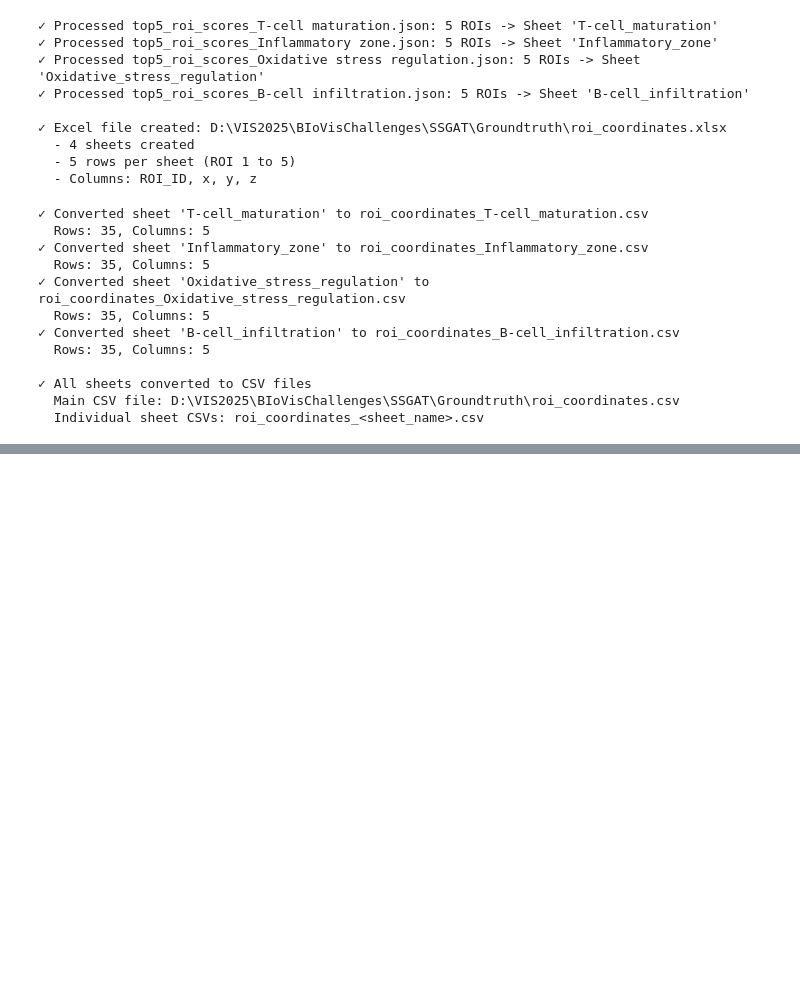
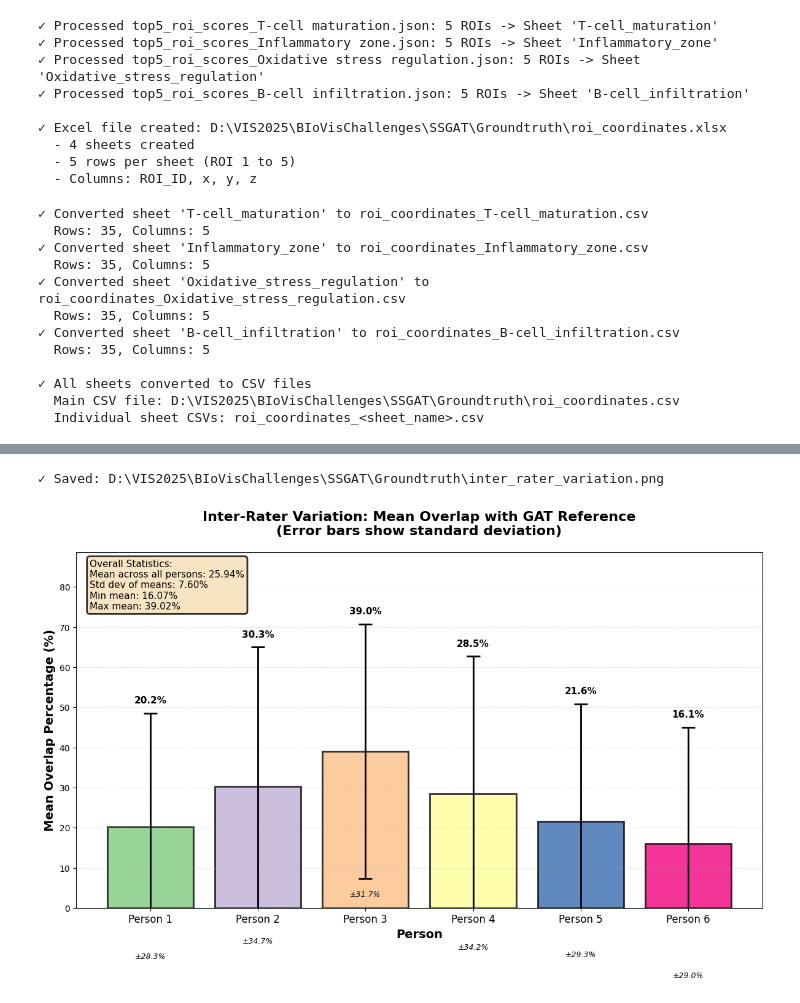
Before and after one commit to Hosseinfatho/SSGAT, a Jupyter notebook: Groundtruth/groundtruthTest.ipynb, the cells around one changed output, grey strips where cells are left out. Cells and saved outputs as stored; diff of their text form; code cells hidden in the pictures; blank space fills up the shorter version.

Commit message:
update plot for each person and clickable scatter plot

```diff
--- a/Groundtruth/groundtruthTest.ipynb
+++ b/Groundtruth/groundtruthTest.ipynb
@@ -4539,7 +4539,7 @@ import pandas as pd
 from pathlib import Path
 
 # Convert Excel file to CSV
-excel_path = Path(r"D:\VIS2025\BIoVisChallenges\SSGAT\Groundtruth\roi_coordinates.xlsx")
+excel_path = Path(r"D:\VIS2025\BIoVisChallenges\SSGAT\Groundtruth\roi_coordinates2.xlsx")
 csv_path = Path(r"D:\VIS2025\BIoVisChallenges\SSGAT\Groundtruth\roi_coordinates.csv")
 
 # Read Excel file
@@ -4710,0 +5047,73 @@ Processing: T-cell_maturation
+# %%
+# Inter-Rater Variation Graph: Mean and Standard Deviation
+person_names = [f'Person {i}' for i in range(1, 7)]
+person_colors = ['#7fc97f', '#beaed4', '#fdc086', '#ffff99', '#386cb0', '#f0027f']
+
+# Calculate overall statistics for each person across all topics
+means = []
+stds = []
+
+for person_name in person_names:
+    person_overlaps = all_overlaps[person_name]
+    if len(person_overlaps) > 0:
+        means.append(np.mean(person_overlaps))
+        stds.append(np.std(person_overlaps))
+    else:
+        means.append(0)
+        stds.append(0)
+
+# Create bar plot with error bars
+fig, ax = plt.subplots(figsize=(12, 8))
+
+x_pos = np.arange(len(person_names))
+bars = ax.bar(x_pos, means, yerr=stds, capsize=8, alpha=0.8,
+              color=person_colors,
+              edgecolor='black', linewidth=2,
+              error_kw=dict(lw=2, capsize=8, capthick=2))
+
+# Add value labels on bars
+for i, (mean, std) in enumerate(zip(means, stds)):
+    ax.text(i, mean + std + 2, f'{mean:.1f}%',
+            ha='center', va='bottom', fontweight='bold', fontsize=11)
+    # Add std dev label
+    ax.text(i, mean - std - 3, f'±{std:.1f}%',
+            ha='center', va='top', fontsize=9, style='italic')
+
+# Customize plot
+ax.set_xlabel('Person', fontsize=14, fontweight='bold')
+ax.set_ylabel('Mean Overlap Percentage (%)', fontsize=14, fontweight='bold')
+ax.set_title('Inter-Rater Variation: Mean Overlap with GAT Reference\n(Error bars show standard deviation)',
+             fontsize=16, fontweight='bold', pad=20)
+ax.set_xticks(x_pos)
+ax.set_xticklabels(person_names, fontsize=12)
+ax.grid(True, alpha=0.3, axis='y', linestyle='--')
+ax.set_ylim(0, max(means) + max(stds) + 15 if max(stds) > 0 else max(means) + 15)
+
+# Add statistics text box
+overall_mean = np.mean(means)
+overall_std = np.std(means)
+stats_text = f'Overall Statistics:\n'
+stats_text += f'Mean across all persons: {overall_mean:.2f}%\n'
+stats_text += f'Std dev of means: {overall_std:.2f}%\n'
+stats_text += f'Min mean: {np.min(means):.2f}%\n'
+stats_text += f'Max mean: {np.max(means):.2f}%'
+ax.text(0.02, 0.98, stats_text, transform=ax.transAxes,
+        fontsize=11, verticalalignment='top',
+        bbox=dict(boxstyle='round', facecolor='wheat', alpha=0.8, edgecolor='black', linewidth=2))
+
+plt.tight_layout()
+output_path = base_dir / 'inter_rater_variation.png'
+plt.savefig(output_path, dpi=300, bbox_inches='tight')
+print(f"✓ Saved: {output_path}")
+plt.show()
+
+# Print summary
+print(f"\n{'='*70}")
+print("Inter-Rater Variation Summary")
+print(f"{'='*70}")
+for i, person_name in enumerate(person_names):
+    print(f"{person_name}: Mean = {means[i]:.2f}%, Std = {stds[i]:.2f}%")
+print(f"\nOverall: Mean of means = {overall_mean:.2f}%, Std of means = {overall_std:.2f}%")
+# %% [output]
+✓ Saved: D:\VIS2025\BIoVisChallenges\SSGAT\Groundtruth\inter_rater_variation.png
+[figure, added]
```
Also changed, not shown: parts of 7 cells of this notebook, 3 other files.
